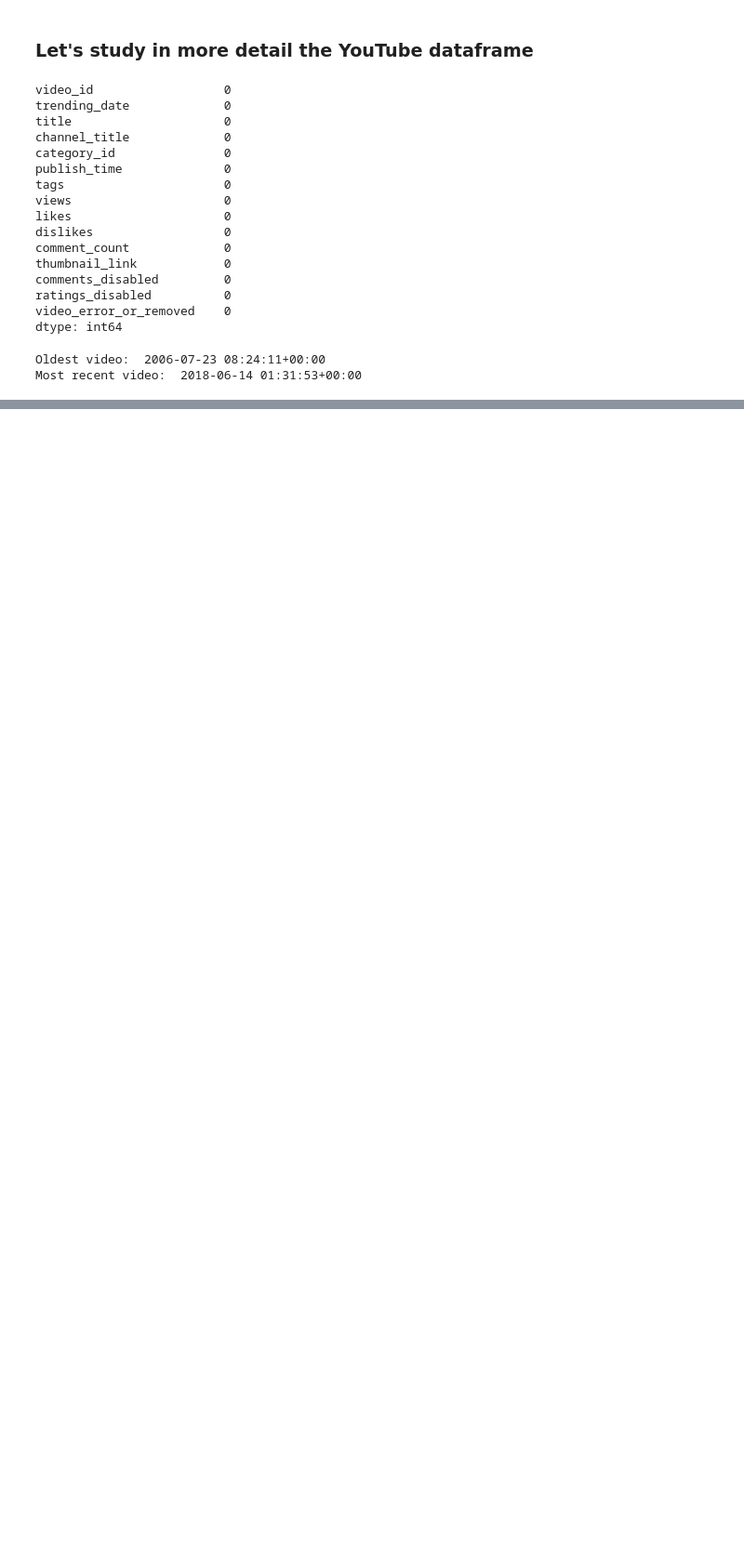
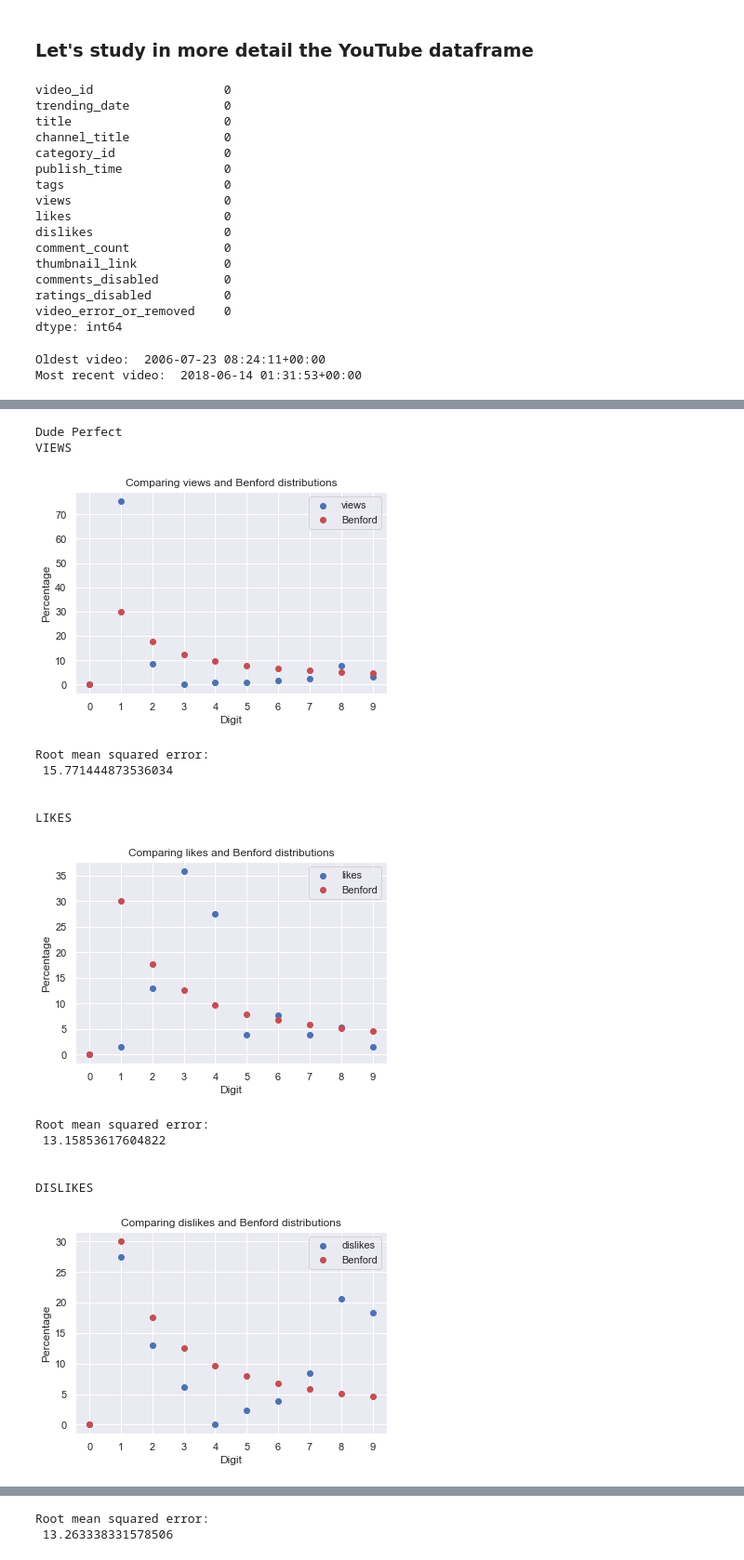
Before and after one commit to Marta-Bar/Benfords-law, a Jupyter notebook: Benfordness.ipynb, the cells around one changed output, grey strips where cells are left out. Shown at 93% size. Drawn from its saved outputs; the diff is of its cells as text; code cells hidden in the pictures; blank space fills up the shorter version.

```diff
--- a/Benfordness.ipynb
+++ b/Benfordness.ipynb
@@ -321,0 +315,26 @@ plt.show()
+# %%
+x = sorted(((v,k) for k,v in RMSE_dict.items()))
+
+ch_sec = x[-2][1]
+ch_third = x[-3][1]
+# %%
+print('Channel name: ', ch_sec)
+for col in attr:
+    print(col.upper())
+    Benf_print(dfYT[dfYT['channel_title']==ch_sec][col],col)
+# %% [output]
+Dude Perfect
+VIEWS
+[figure, added]
+Root mean squared error:
+ 15.771444873536034
+
+
+LIKES
+[figure, added]
+Root mean squared error:
+ 13.15853617604822
+
+
+DISLIKES
+[figure, added]
@@ -321,0 +347,2 @@ plt.show()
+Root mean squared error:
+ 13.263338331578506
```
Also changed, not shown: parts of 27 cells of this notebook.
